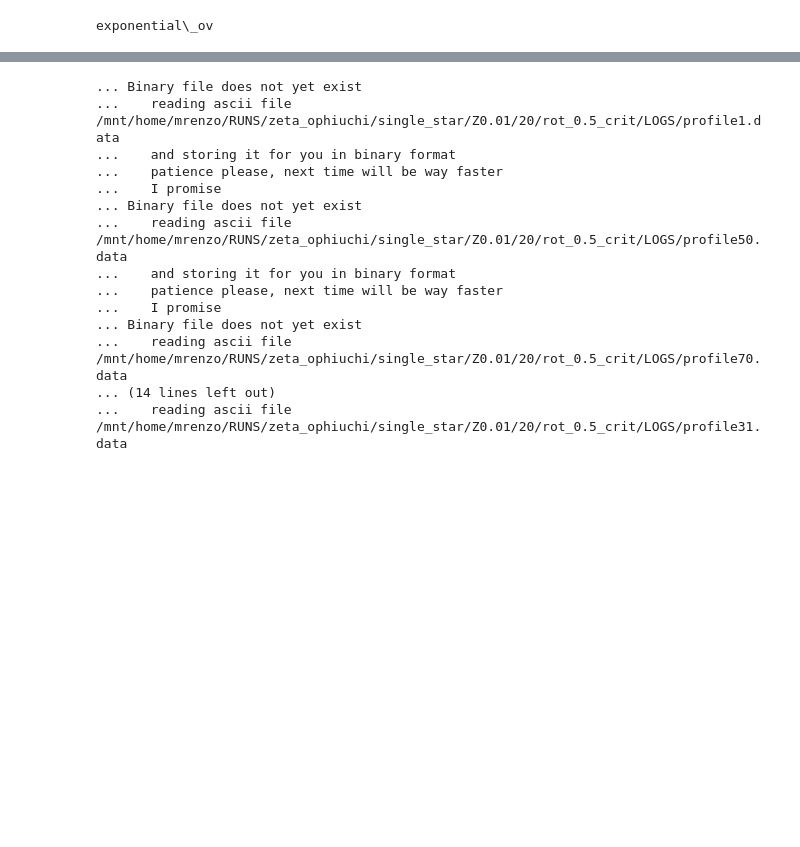
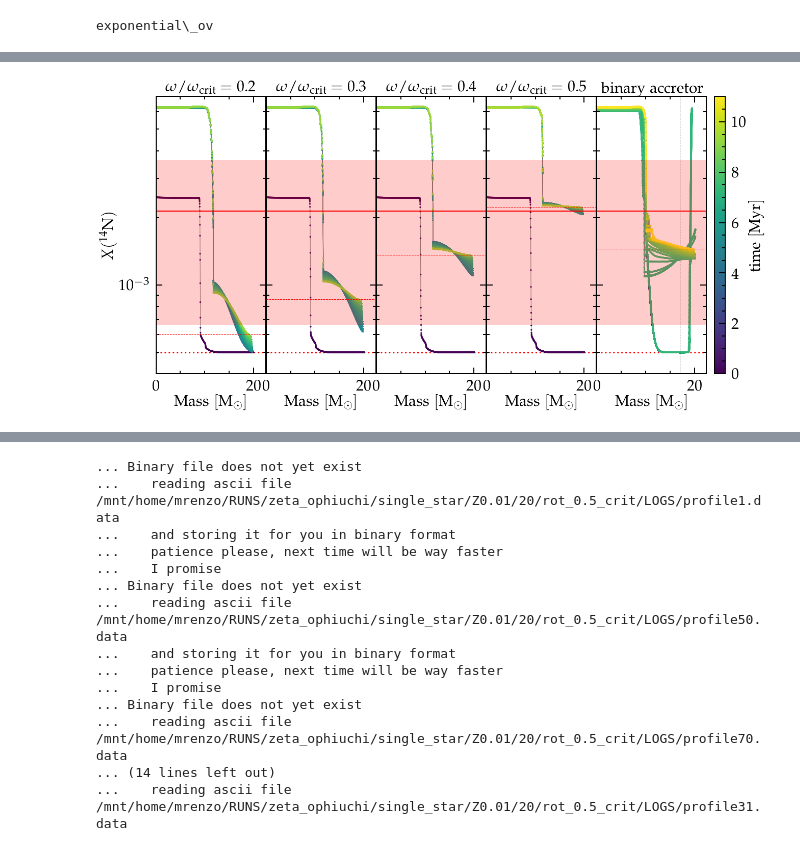
Before and after one commit to mathren/zeta_oph, a Jupyter notebook: notebooks/mixing_and_AM.ipynb, the cells around one changed output, grey strips where cells are left out. Cells and saved outputs as stored; diff of their text form; code cells hidden in the pictures; blank space fills up the shorter version.

```diff
--- a/notebooks/mixing_and_AM.ipynb
+++ b/notebooks/mixing_and_AM.ipynb
@@ -71 +129,76 @@ def get_ZAMS_abundances(hfile):
+# %%
+# n14 only
+fig = plt.figure(figsize=(20,10))
+gs = gridspec.GridSpec(120, 155)
+
+ax1 = fig.add_subplot(gs[:, :30])
+ax2 = fig.add_subplot(gs[:, 30:60])
+ax3 = fig.add_subplot(gs[:, 60:90])
+ax4 = fig.add_subplot(gs[:, 90:120])
+ax5 = fig.add_subplot(gs[:, 120:150])
+cax = fig.add_subplot(gs[:, 152:])
+
+axes = [ax1, ax2, ax3, ax4, ax5]
+ax1.set_ylabel(r"$X(^{14}\mathrm{N})$")
+
+for ax in axes:
+    ax.set_yscale('log')
+    ax.set_ylim(ymax=7e-3, ymin=4e-4)
+    # ax.set_facecolor('#d8d8d8')
+    ax.set_xlim(xmin=0, xmax=22.5)
+    ax.set_xlabel(r"$\mathrm{Mass \ [M_\odot]}$")
+
+ax2.set_yticklabels([])
+ax3.set_yticklabels([])
+ax4.set_yticklabels([])
+ax5.set_yticklabels([])
+
+
+
+
+folders = [
+    "/mnt/home/mrenzo/RUNS/zeta_ophiuchi/single_star/Z0.01/20/rot_0.2_crit/LOGS_old/",
+    "/mnt/home/mrenzo/RUNS/zeta_ophiuchi/single_star/Z0.01/20/rot_0.3_crit/LOGS/",
+    "/mnt/home/mrenzo/RUNS/zeta_ophiuchi/single_star/Z0.01/20/rot_0.4_crit/LOGS/",
+    "/mnt/home/mrenzo/RUNS/zeta_ophiuchi/single_star/Z0.01/20/rot_0.5_crit/LOGS_old/",
+    "/mnt/home/mrenzo/RUNS/zeta_ophiuchi/M1_25_M2_17_P100_Z0.01/re-run_exponential/binary_to_postRLOF/LOGS2/"]
+
+
+for folder in folders:
+    ax = axes[folders.index(folder)]
+    if "single" in folder:
+        title = "$\omega/\omega_\mathrm{crit}="+str(folder.split('/')[-3].split('_')[1])+"$"
+        profiles = sorted(glob.glob(folder+"/p*data"), key=get_age_from_profile)
+        profiles = profiles[::5]+[profiles[-1]]
+    if "binary" in folder:
+        title = "$\mathrm{binary\ accretor}$"
+        ax.axvline(17,0,1, ls="--", c='k', lw=1, zorder=0)
+        profiles = sorted(glob.glob(folder+"/p*data")+glob.glob(folder+'../../accretor_to_TAMS/LOGS/p*.data'), key=get_age_from_profile)
+        # profiles = profiles[::5]+[profiles[-1]]
+    ax.set_title(title, fontsize=30)
+    for profile in profiles:
+        src, col = getSrcCol(profile)
+        n = src[:, col.index("n14")]
+        m = src[:, col.index("mass")]
+        age = get_age_from_profile(profile)
+        ax.plot(m, n, c='#808080', lw=1, zorder=0)
+        p = ax.scatter(m,n, c=[age]*len(n), s=5, vmin=0, vmax=11)
+        if profile == profiles[-1]:
+            ax.axhline(n[0],0,1, ls='--', lw=1, c='r', zorder=100)
+    c12zams, n14zams, o16zams = get_ZAMS_abundances(folder+'history.data')
+    ax.axhline(n14zams, 0,1, ls=':', c='r', zorder=0)
+    n, err_n =  get_zeta_oph_surface_n()
+    ax.axhline(n, 0,1,c='r', lw=2)
+    xmin, xmax = ax.get_xlim()
+    x = np.linspace(xmin, xmax, 3)
+    ax.fill_between(x, y1=n-err_n, y2=n+err_n, fc='r',alpha=0.2)
+
+
+fig.colorbar(p, cax=cax)
+cax.set_ylabel(r"$\mathrm{time \ [Myr]}$")
+
+plt.savefig("/mnt/home/mrenzo/TMP/n14_struct_complete_zeta_ab.pdf")
+# plt.savefig("/mnt/home/mrenzo/TMP/n14_struct_complete.pdf")
+# %% [output]
+[figure, added]
 # %%
```
Also changed, not shown: parts of 2 cells of this notebook, 1 other file.
